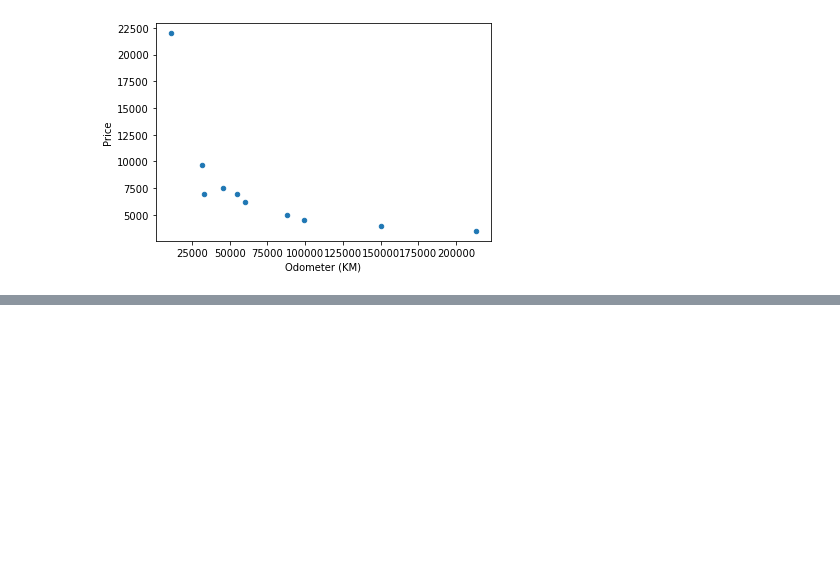
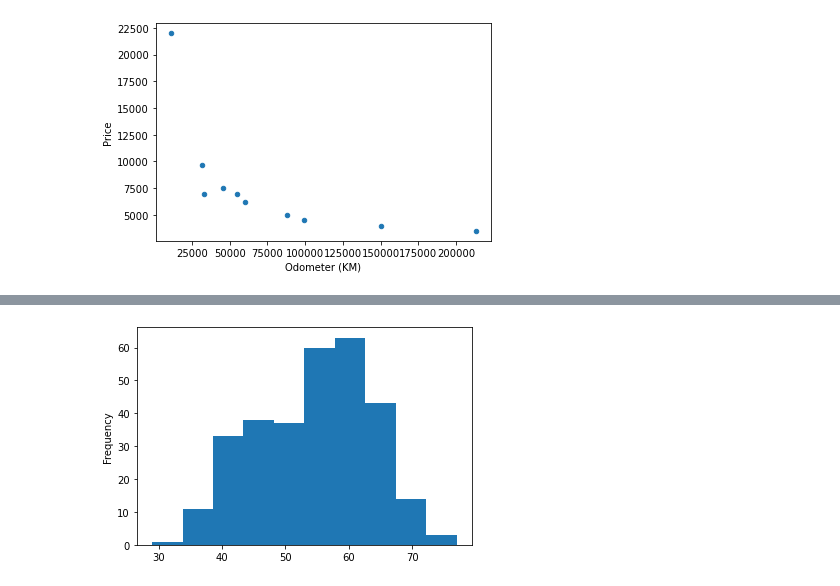
Before and after one commit to ioannis-toumpoglou/tensorflow-developer-repo, a Jupyter notebook: ml-02-introduction-to-matplotlib.ipynb, the cells around one changed output, grey strips where cells are left out. Drawn from its saved outputs; the diff is of its cells as text; code cells hidden in the pictures; blank space fills up the shorter version.

Commit message:
Plotting from Pandas DataFrames

```diff
--- a/ml-02-introduction-to-matplotlib.ipynb
+++ b/ml-02-introduction-to-matplotlib.ipynb
@@ -374,0 +375,4 @@ car_sales['Odometer (KM)'].plot.hist(bins=20);  # The use of .hist offers the op
+# %%
+# Try another dataset
+heart_disease = pd.read_csv('heart-disease.csv')
+heart_disease
@@ -374,0 +393,5 @@ car_sales['Odometer (KM)'].plot.hist(bins=20);  # The use of .hist offers the op
+# %%
+# Create a histogram
+heart_disease['age'].plot.hist();
+# %% [output]
+[figure, added]
```
Also changed, not shown: parts of 19 cells of this notebook.
